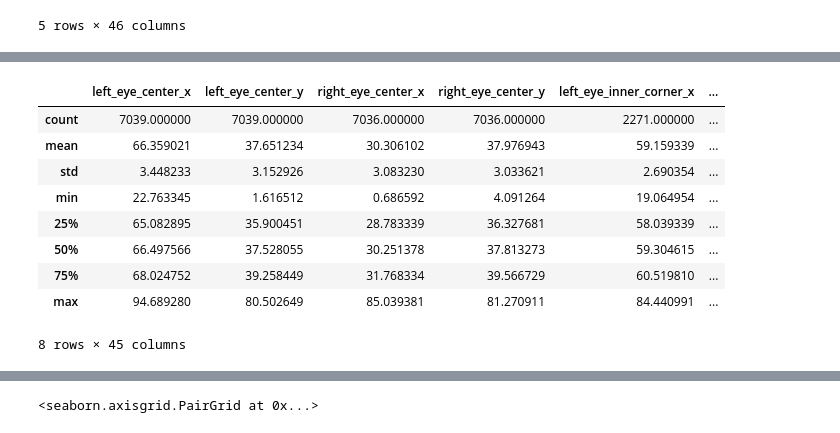
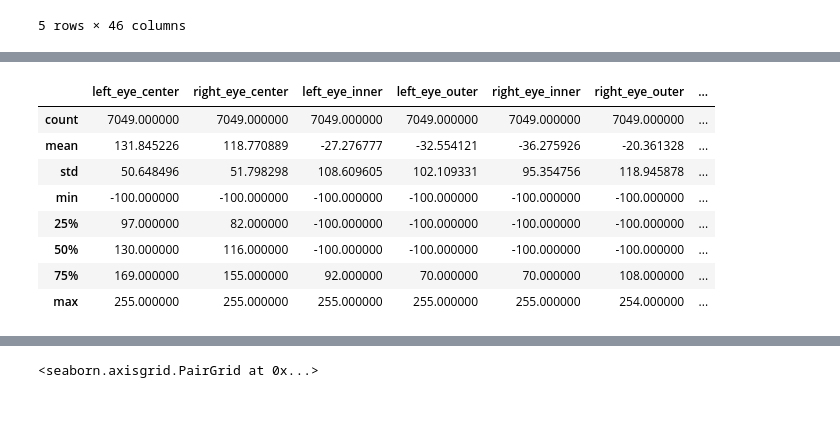
Before and after one commit to seongbae15/pjt_dnn, a Jupyter notebook: dl_pjt/facial_kp_detection_eda.ipynb, the cells around one changed output, grey strips where cells are left out. Saved outputs shown, nothing was run; the diff lists cells and outputs as text; code cells hidden in the pictures.

```diff
--- a/dl_pjt/facial_kp_detection_eda.ipynb
+++ b/dl_pjt/facial_kp_detection_eda.ipynb
@@ -124,7 +95,0 @@ train_df.head()
-# %%
-x = train_df.iloc[0,2*13]
-y = train_df.iloc[0,2*13+1]
-print(x,y)
-print(x==x)
-print(y==y)
-print(temp[0,int(x),int(y)])
@@ -170,13 +146,12 @@ train_df.head()
 # %%
-train_df.describe()
+train_df.iloc[:,-15:].describe()
 # %% [output]
-|  | left_eye_center_x | left_eye_center_y | right_eye_center_x | right_eye_center_y | left_eye_inner_corner_x | ... |
-| count | 7039.000000 | 7039.000000 | 7036.000000 | 7036.000000 | 2271.000000 | ... |
-| mean | 66.359021 | 37.651234 | 30.306102 | 37.976943 | 59.159339 | ... |
-| std | 3.448233 | 3.152926 | 3.083230 | 3.033621 | 2.690354 | ... |
-| min | 22.763345 | 1.616512 | 0.686592 | 4.091264 | 19.064954 | ... |
-| 25% | 65.082895 | 35.900451 | 28.783339 | 36.327681 | 58.039339 | ... |
-| 50% | 66.497566 | 37.528055 | 30.251378 | 37.813273 | 59.304615 | ... |
-| 75% | 68.024752 | 39.258449 | 31.768334 | 39.566729 | 60.519810 | ... |
-| max | 94.689280 | 80.502649 | 85.039381 | 81.270911 | 84.440991 | ... |
+|  | left_eye_center | right_eye_center | left_eye_inner | left_eye_outer | right_eye_inner | right_eye_outer | ... |
+| count | 7049.000000 | 7049.000000 | 7049.000000 | 7049.000000 | 7049.000000 | 7049.000000 | ... |
+| mean | 131.845226 | 118.770889 | -27.276777 | -32.554121 | -36.275926 | -20.361328 | ... |
+| std | 50.648496 | 51.798298 | 108.609605 | 102.109331 | 95.354756 | 118.945878 | ... |
+| min | -100.000000 | -100.000000 | -100.000000 | -100.000000 | -100.000000 | -100.000000 | ... |
+| 25% | 97.000000 | 82.000000 | -100.000000 | -100.000000 | -100.000000 | -100.000000 | ... |
+| 50% | 130.000000 | 116.000000 | -100.000000 | -100.000000 | -100.000000 | -100.000000 | ... |
+| 75% | 169.000000 | 155.000000 | 92.000000 | 70.000000 | 70.000000 | 108.000000 | ... |
+| max | 255.000000 | 255.000000 | 255.000000 | 255.000000 | 255.000000 | 254.000000 | ... |
-8 rows × 45 columns
```
Also changed, not shown: parts of 28 cells of this notebook.
